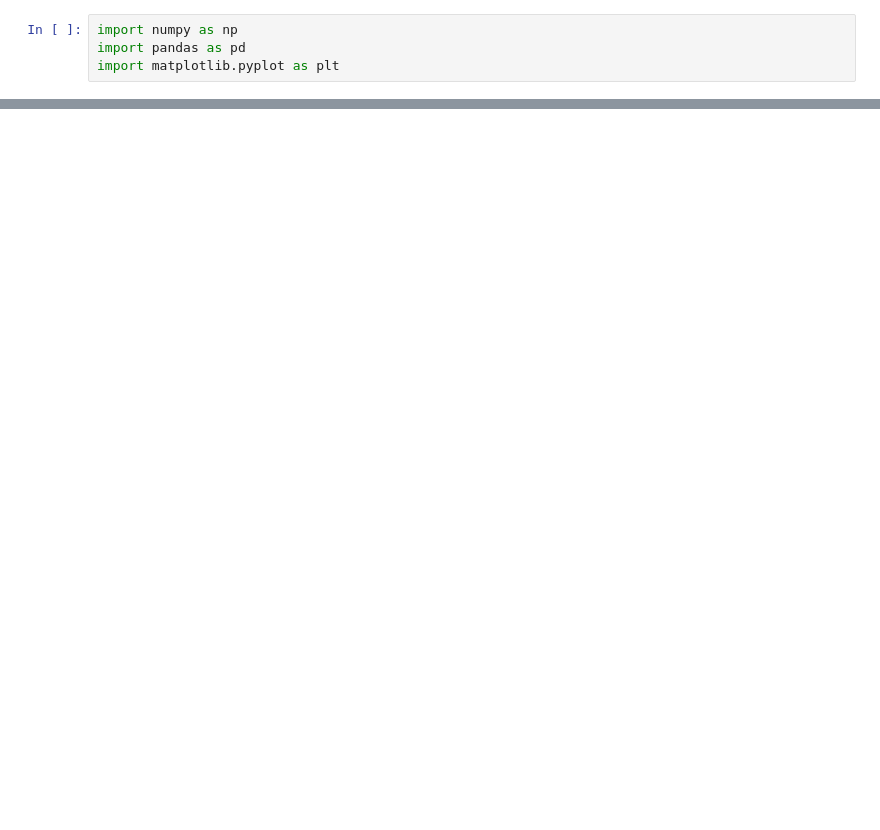
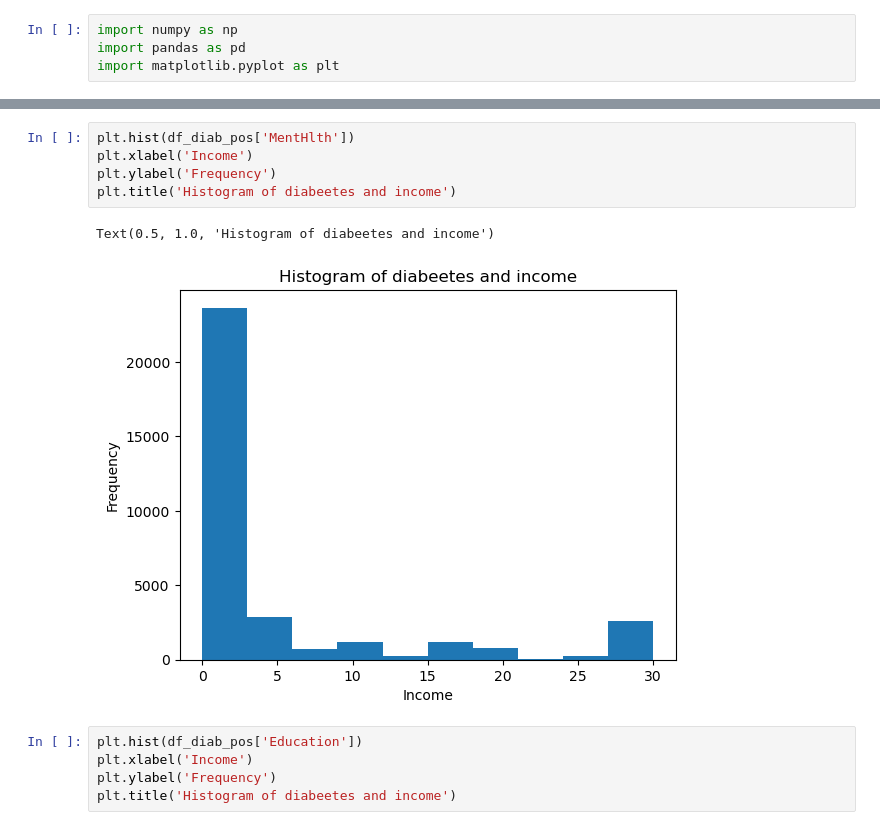
Before and after one commit to TylerHaims/Diabetes, a Jupyter notebook: creatingHistogram.ipynb, the cells around one changed output, grey strips where cells are left out. Cells and saved outputs as stored; diff of their text form; blank space fills up the shorter version.

```diff
--- a/creatingHistogram.ipynb
+++ b/creatingHistogram.ipynb
@@ -10,0 +17,13 @@ FileNotFoundError: [Errno 2] No such file or directory: 'diabetes_binary_health_
+# %%
+plt.hist(df_diab_pos['MentHlth'])
+plt.xlabel('Income')
+plt.ylabel('Frequency')
+plt.title('Histogram of diabeetes and income')
+# %% [output]
+Text(0.5, 1.0, 'Histogram of diabeetes and income')
+[figure, added]
+# %%
+plt.hist(df_diab_pos['Education'])
+plt.xlabel('Income')
+plt.ylabel('Frequency')
+plt.title('Histogram of diabeetes and income')
```
Also changed, not shown: parts of 1 cell of this notebook, 6 other files.
